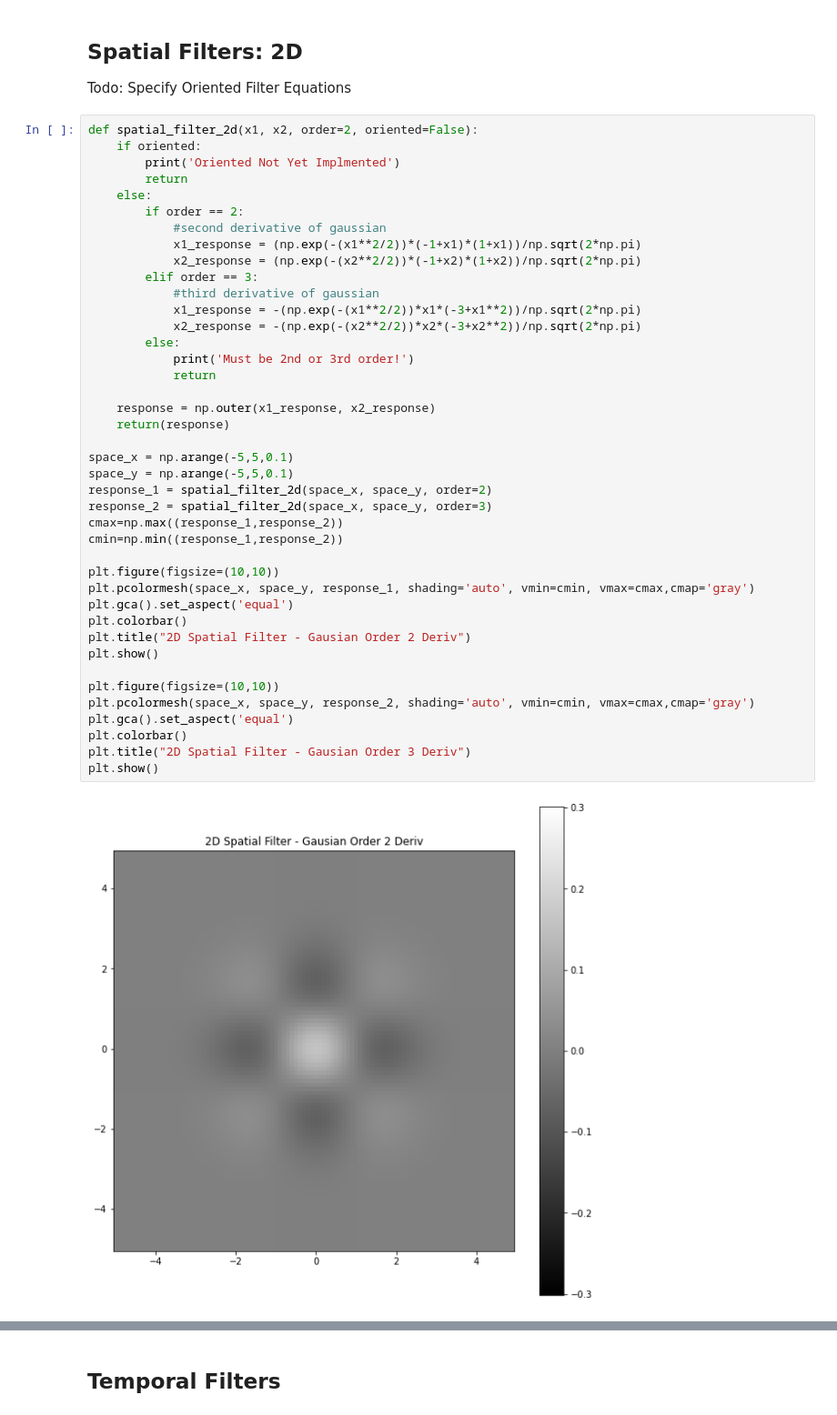
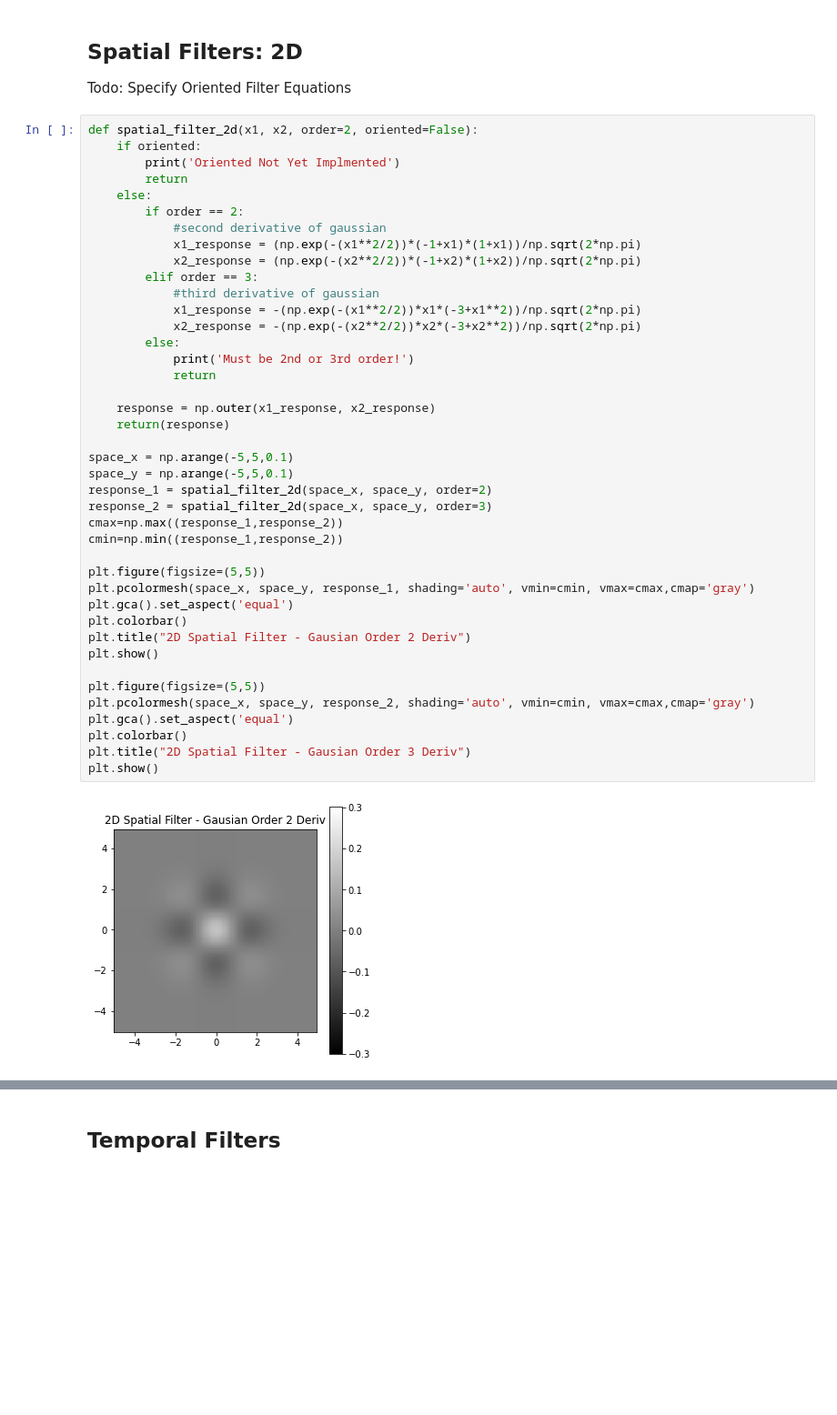
Before and after one commit to vdutell/linearfiltering, a Jupyter notebook: adelsonbergen1984.ipynb, the cells around one changed output, grey strips where cells are left out. Shown at 91% size. Saved outputs shown, nothing was run; the diff lists cells and outputs as text; blank space fills up the shorter version.

```diff
--- a/adelsonbergen1984.ipynb
+++ b/adelsonbergen1984.ipynb
@@ -49,33 +49,33 @@ def spatial_filter_2d(x1, x2, order=2, oriented=False):
         elif order == 3:
             #third derivative of gaussian
             x1_response = -(np.exp(-(x1**2/2))*x1*(-3+x1**2))/np.sqrt(2*np.pi)
             x2_response = -(np.exp(-(x2**2/2))*x2*(-3+x2**2))/np.sqrt(2*np.pi)
         else:
             print('Must be 2nd or 3rd order!')
             return
 
     response = np.outer(x1_response, x2_response)
     return(response)
 
 space_x = np.arange(-5,5,0.1)
 space_y = np.arange(-5,5,0.1)
 response_1 = spatial_filter_2d(space_x, space_y, order=2)
 response_2 = spatial_filter_2d(space_x, space_y, order=3)
 cmax=np.max((response_1,response_2))
 cmin=np.min((response_1,response_2))
 
-plt.figure(figsize=(10,10))
+plt.figure(figsize=(5,5))
 plt.pcolormesh(space_x, space_y, response_1, shading='auto', vmin=cmin, vmax=cmax,cmap='gray')
 plt.gca().set_aspect('equal')
 plt.colorbar()
 plt.title("2D Spatial Filter - Gausian Order 2 Deriv")
 plt.show()
 
-plt.figure(figsize=(10,10))
+plt.figure(figsize=(5,5))
 plt.pcolormesh(space_x, space_y, response_2, shading='auto', vmin=cmin, vmax=cmax,cmap='gray')
 plt.gca().set_aspect('equal')
 plt.colorbar()
 plt.title("2D Spatial Filter - Gausian Order 3 Deriv")
 plt.show()
 # %% [output]
-[figure, old version]
+[figure, new version]
```
Also changed, not shown: parts of 5 cells of this notebook.
